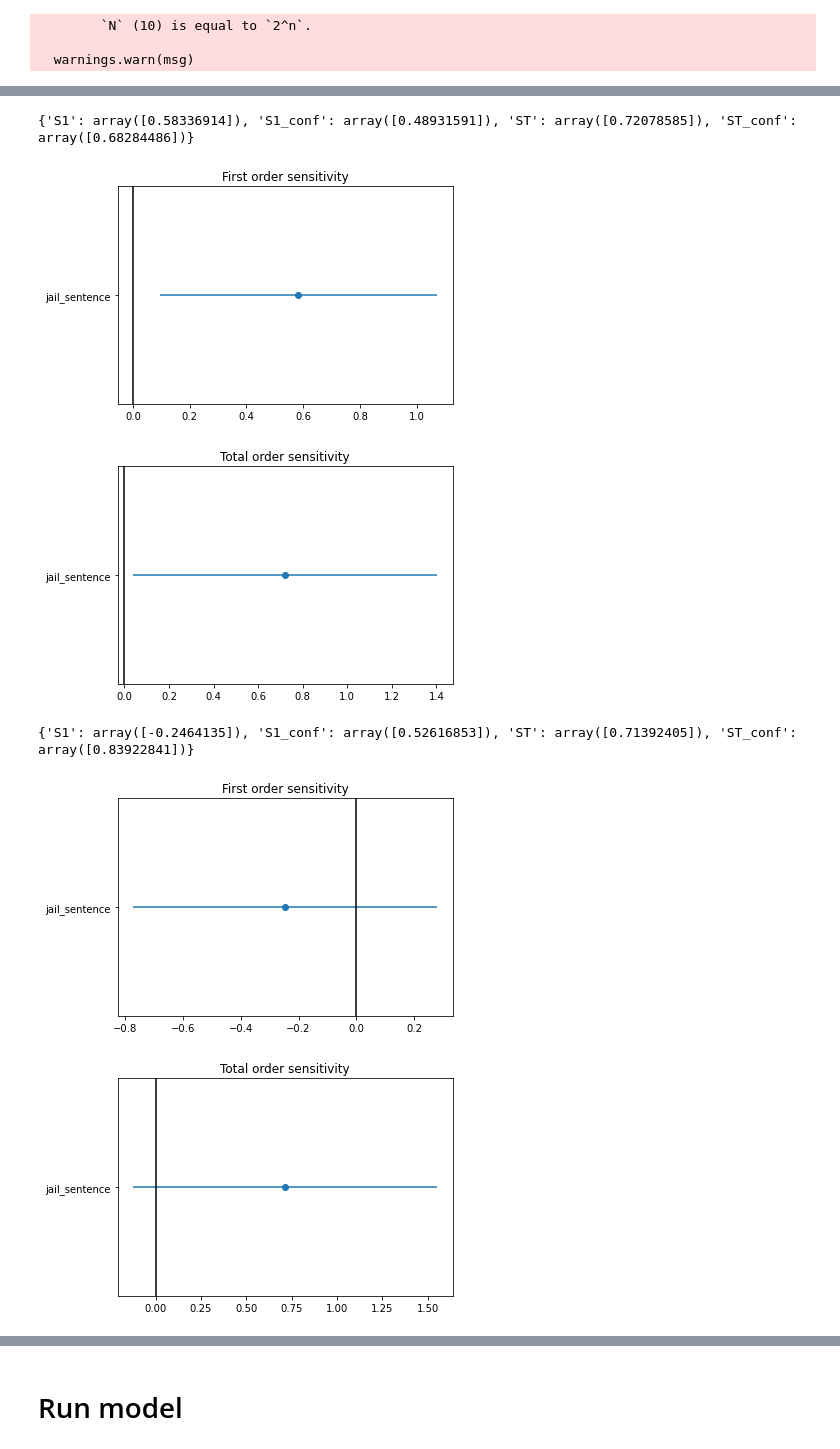
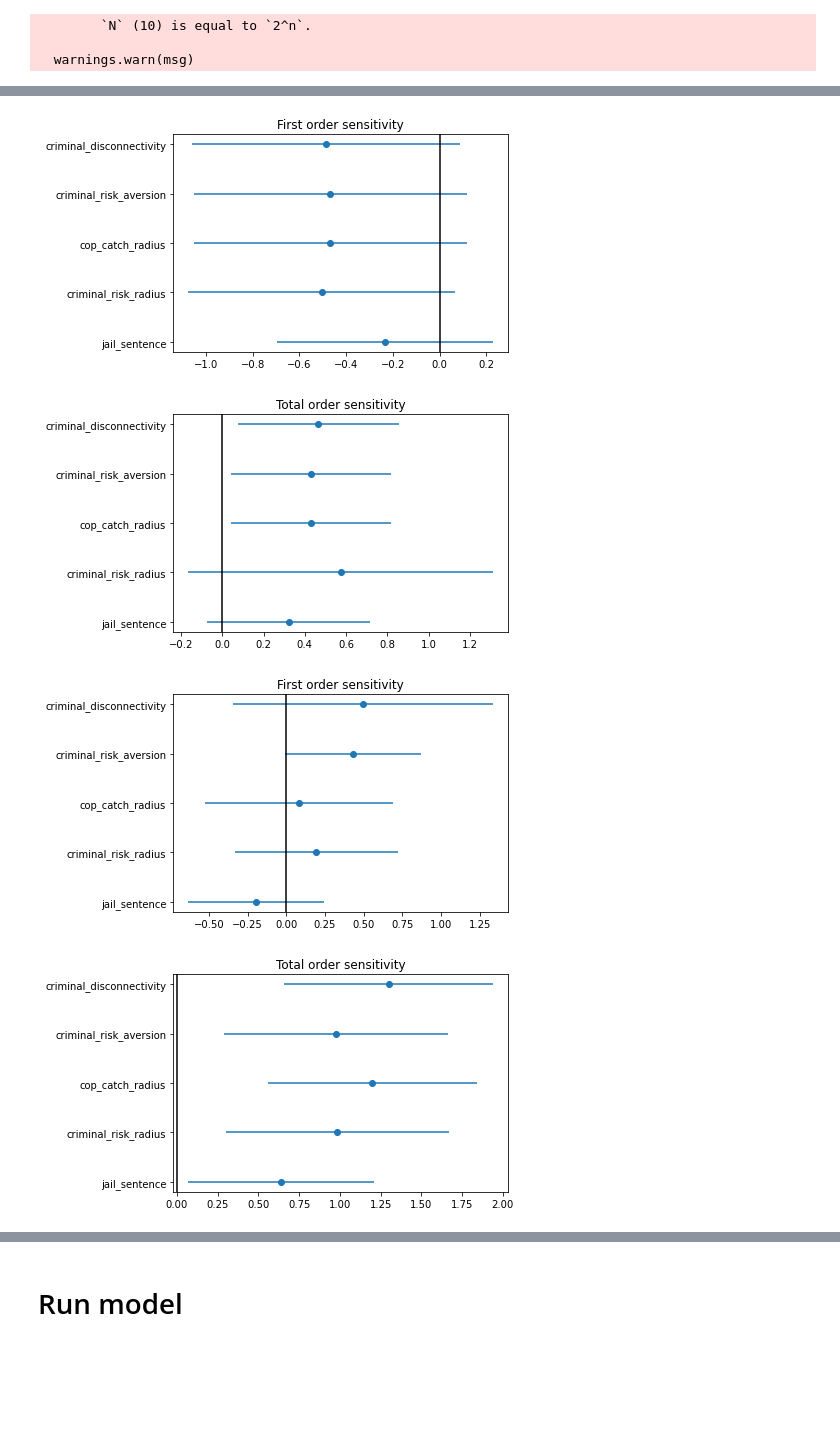
Before and after one commit to JesseFranzua/ABM-Cops-and-Criminals, a Jupyter notebook: mesa-main 2/mesa-main/examples/sugarscape_cg/sugarscape_cg/run_no_visual.ipynb, the cells around one changed output, grey strips where cells are left out. Drawn from its saved outputs; the diff is of its cells as text; code cells hidden in the pictures; blank space fills up the shorter version.

Commit message:
added all columns to data and analysis

```diff
--- a/mesa-main 2/mesa-main/examples/sugarscape_cg/sugarscape_cg/run_no_visual.ipynb
+++ b/mesa-main 2/mesa-main/examples/sugarscape_cg/sugarscape_cg/run_no_visual.ipynb
@@ -171,8 +169,8 @@ for i in range(replicates):
 
         # print(iteration_data)
 
-        data.iloc[count, 0:5] = vals  # fills in varied parameter (this has to span more columns when more than 1 parameter is varied)
-        data.iloc[count, 5:] = iteration_data  # fills in output data (in this case just 'Run' and 'Crimes')
+        data.iloc[count, :len(problem['names'])] = vals  # fills in varied parameter (this has to span more columns when more than 1 parameter is varied)
+        data.iloc[count, len(problem['names']):] = iteration_data  # fills in output data (in this case just 'Run' and 'Crimes')
         count += 1
 
         clear_output()
@@ -214,0 +200,10 @@ jail_sentence -0.246414  0.526169
+# %%
+Si_crimes = sobol.analyze(problem, data['Total crimes'].values, calc_second_order=False, print_to_console=True)
+Si_jail = sobol.analyze(problem, data['Criminals in jail'].values, calc_second_order=False, print_to_console=True)
+Si_centrum = sobol.analyze(problem, data['Centrum'].values, calc_second_order=False, print_to_console=True)
+Si_noord = sobol.analyze(problem, data['Noord'].values, calc_second_order=False, print_to_console=True)
+Si_west = sobol.analyze(problem, data['West'].values, calc_second_order=False, print_to_console=True)
+Si_zuid = sobol.analyze(problem, data['Zuid'].values, calc_second_order=False, print_to_console=True)
+Si_zuidoost = sobol.analyze(problem, data['Zuidoost'].values, calc_second_order=False, print_to_console=True)
+Si_oost = sobol.analyze(problem, data['Oost'].values, calc_second_order=False, print_to_console=True)
+Si_nieuw_west = sobol.analyze(problem, data['Nieuw-West'].values, calc_second_order=False, print_to_console=True)
@@ -215,22 +228,20 @@ jail_sentence -0.246414  0.526169
 # %%
-for Si in (Si_crimes, Si_jail):
-    print(Si)
+for Si in (Si_crimes, Si_jail, Si_centrum, Si_noord, Si_west, Si_zuid, Si_zuidoost, Si_oost, Si_nieuw_west):
+    # print(Si)
 
     # First order
     plot_index(Si, problem['names'], '1', 'First order sensitivity')
     plt.show()
 
     # # Second order
     # plot_index(Si, problem['names'], '2', 'Second order sensitivity')
     # plt.show()
 
     # Total order
     plot_index(Si, problem['names'], 'T', 'Total order sensitivity')
     plt.show()
 # %% [output]
-{'S1': array([0.58336914]), 'S1_conf': array([0.48931591]), 'ST': array([0.72078585]), 'ST_conf': array([0.68284486])}
-[figure, old version]
+[figure, new version]
-[figure, old version]
+[figure, new version]
-{'S1': array([-0.2464135]), 'S1_conf': array([0.52616853]), 'ST': array([0.71392405]), 'ST_conf': array([0.83922841])}
-[figure, old version]
+[figure, new version]
-[figure, old version]
+[figure, new version]
```
Also changed, not shown: parts of 6 cells of this notebook.
